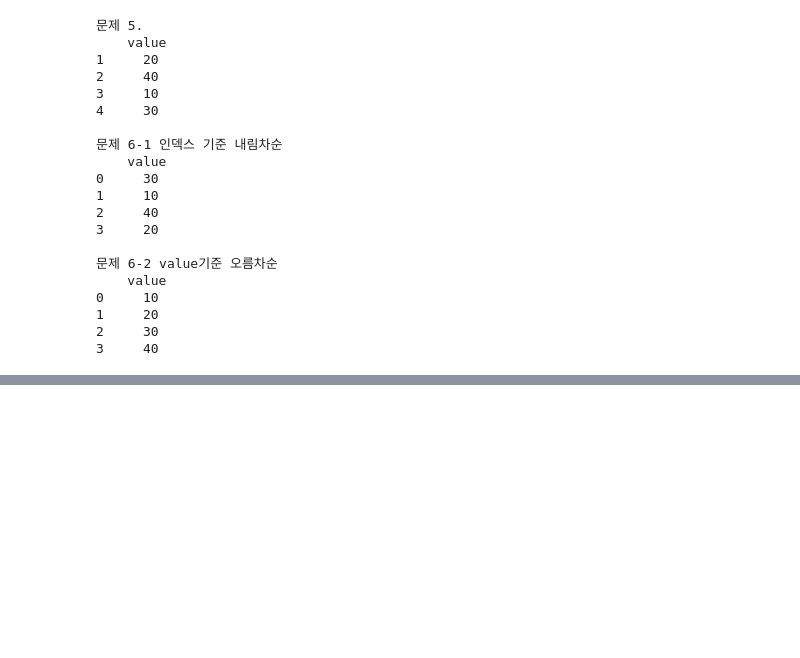
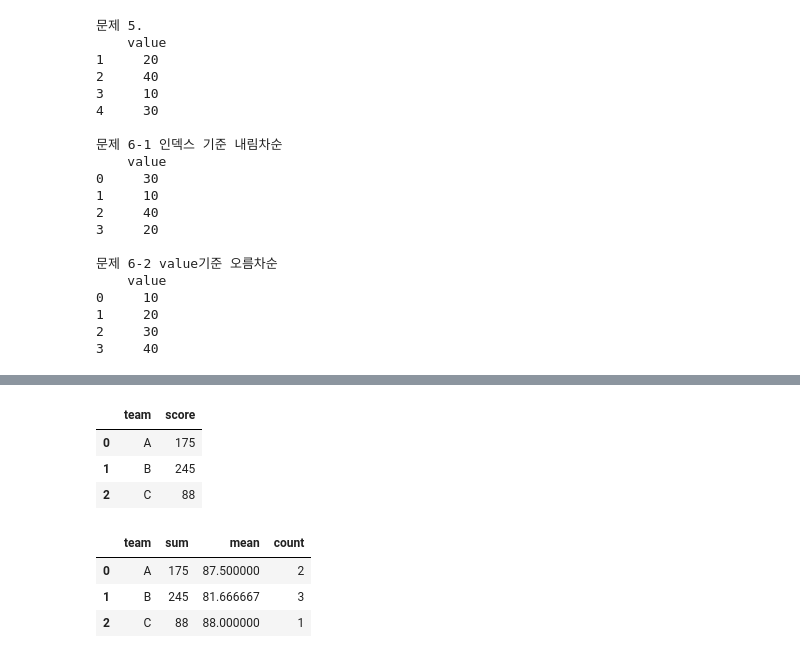
Before and after one commit to kimwjdhyun/KDT_RE_5th_Python, a Jupyter notebook: DataAnalysis/05_pandas.ipynb, the cells around one changed output, grey strips where cells are left out. Drawn from its saved outputs; the diff is of its cells as text; code cells hidden in the pictures; blank space fills up the shorter version.

```diff
--- a/DataAnalysis/05_pandas.ipynb
+++ b/DataAnalysis/05_pandas.ipynb
@@ -851,0 +969,31 @@ print("\n문제 6-2 value기준 오름차순\n", df3)
+# %%
+# as_index = False 옵션
+# 그룹라벨이 인덱스로 설정됨
+
+result = df2.groupby("team", as_index=False)["score"].sum()
+result
+
+#     team	    score
+# 0	    A       175
+# 1	    B	    245
+# 2	    C	    88
+# %% [output]
+|  | team | score |
+| 0 | A | 175 |
+| 1 | B | 245 |
+| 2 | C | 88 |
+# %%
+# 여러 집계 함수를 한번에 적용 : agg()
+result = df2.groupby("team", as_index=False)["score"].agg(['sum', 'mean', 'count'])
+result
+
+
+#   team	sum	    mean	        count
+# 0	A	    175	    87.500000	    2
+# 1	B	    245	    81.666667	    3
+# 2	C	    88	    88.000000	    1
+# %% [output]
+|  | team | sum | mean | count |
+| 0 | A | 175 | 87.500000 | 2 |
+| 1 | B | 245 | 81.666667 | 3 |
+| 2 | C | 88 | 88.000000 | 1 |
```
Also changed, not shown: parts of 11 cells of this notebook.
